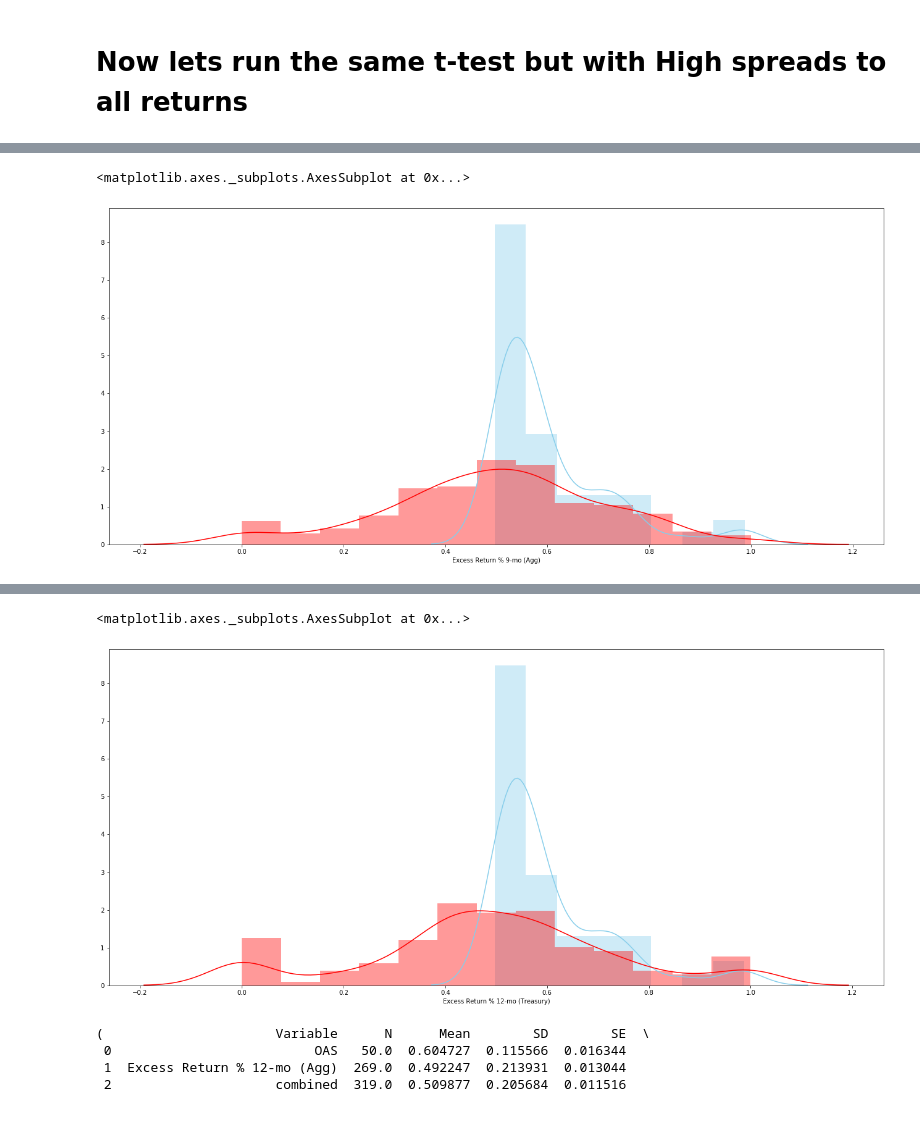
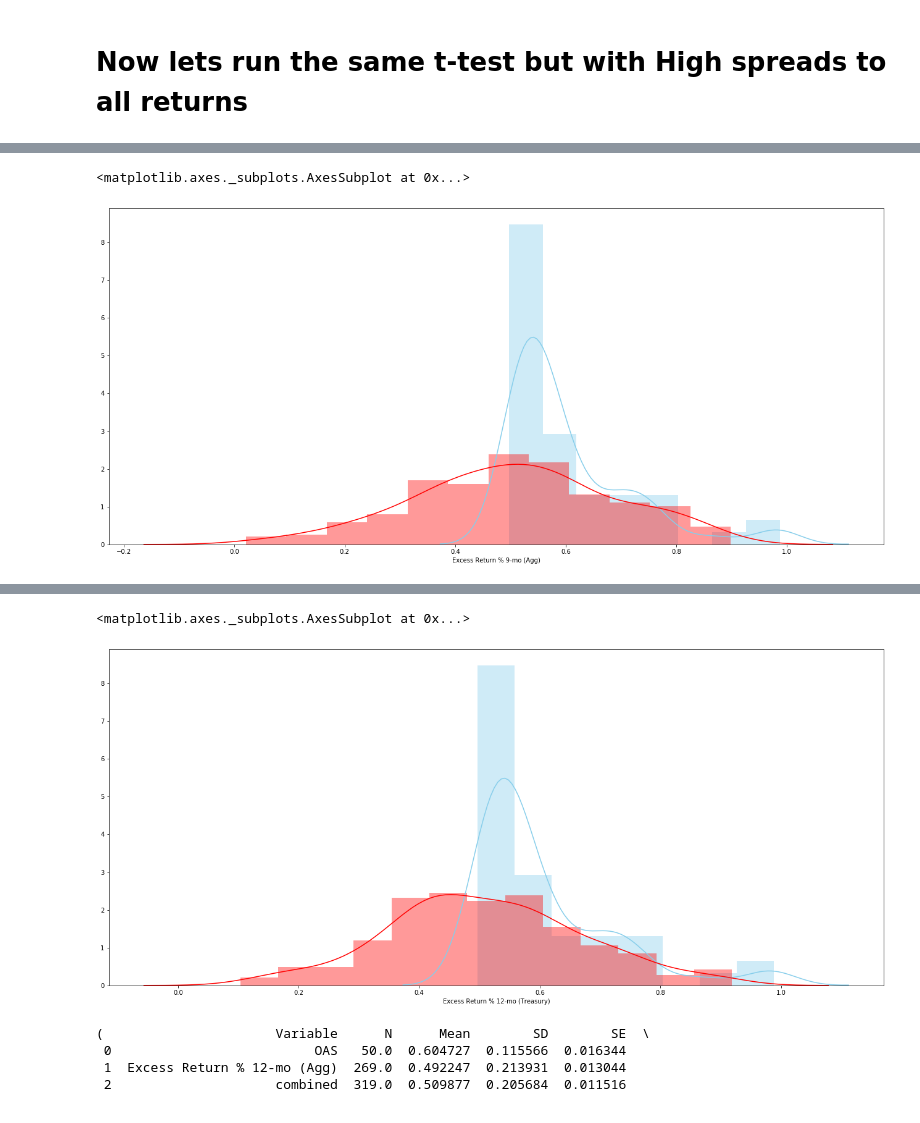
Before and after one commit to valazeinali/BoydWatterson, a Jupyter notebook: BoydWatterson/T-Test Analysis/T-tests_ABS_25.ipynb, the cells around one changed output, grey strips where cells are left out. Cells and saved outputs as stored; diff of their text form; code cells hidden in the pictures.

```diff
--- a/BoydWatterson/T-Test Analysis/T-tests_ABS_25.ipynb
+++ b/BoydWatterson/T-Test Analysis/T-tests_ABS_25.ipynb
@@ -605,8 +605,8 @@ des, res
  8                                   Glass's delta =     1.1605
  9                                               r =     0.2011)
 # %%
-#df1["Excess Return % 6-mo (Treasury)"] = df1["Excess Return % 6-mo (Treasury)"].replace([0],["NaN"])
-#df1["Excess Return % 6-mo (Treasury)"] = df1["Excess Return % 6-mo (Treasury)"].replace([1],["NaN"])
+df1["Excess Return % 6-mo (Treasury)"] = df1["Excess Return % 6-mo (Treasury)"].replace([0],["NaN"])
+df1["Excess Return % 6-mo (Treasury)"] = df1["Excess Return % 6-mo (Treasury)"].replace([1],["NaN"])
 
 plt.figure(figsize=(22.5,10))
 sns.distplot(df["OAS"], color="skyblue", label="OAS_Normalized_Value")
@@ -640,8 +640,8 @@ des, res
  8                                  Glass's delta =     0.9714
  9                                              r =     0.2147)
 # %%
-#df1["Excess Return % 6-mo (Agg)"] = df1["Excess Return % 6-mo (Agg)"].replace([0],["NaN"])
-#df1["Excess Return % 6-mo (Agg)"] = df1["Excess Return % 6-mo (Agg)"].replace([1],["NaN"])
+df1["Excess Return % 6-mo (Agg)"] = df1["Excess Return % 6-mo (Agg)"].replace([0],["NaN"])
+df1["Excess Return % 6-mo (Agg)"] = df1["Excess Return % 6-mo (Agg)"].replace([1],["NaN"])
 
 plt.figure(figsize=(22.5,10))
 sns.distplot(df["OAS"], color="skyblue", label="OAS_Normalized_Value")
@@ -675,8 +675,8 @@ des, res
  8                                   Glass's delta =     1.0731
  9                                               r =     0.1941)
 # %%
-#df1["Excess Return % 9-mo (Treasury)"] = df1["Excess Return % 9-mo (Treasury)"].replace([0],["NaN"])
-#df1["Excess Return % 9-mo (Treasury)"] = df1["Excess Return % 9-mo (Treasury)"].replace([1],["NaN"])
+df1["Excess Return % 9-mo (Treasury)"] = df1["Excess Return % 9-mo (Treasury)"].replace([0],["NaN"])
+df1["Excess Return % 9-mo (Treasury)"] = df1["Excess Return % 9-mo (Treasury)"].replace([1],["NaN"])
 
 plt.figure(figsize=(22.5,10))
 sns.distplot(df["OAS"], color="skyblue", label="OAS_Normalized_Value")
@@ -710,15 +710,15 @@ des, res
  8                                  Glass's delta =     0.9061
  9                                              r =     0.1860)
 # %%
-#df1["Excess Return % 9-mo (Agg)"] = df1["Excess Return % 9-mo (Agg)"].replace([0],["NaN"])
-#df1["Excess Return % 9-mo (Agg)"] = df1["Excess Return % 9-mo (Agg)"].replace([1],["NaN"])
+df1["Excess Return % 9-mo (Agg)"] = df1["Excess Return % 9-mo (Agg)"].replace([0],["NaN"])
+df1["Excess Return % 9-mo (Agg)"] = df1["Excess Return % 9-mo (Agg)"].replace([1],["NaN"])
 
 plt.figure(figsize=(22.5,10))
 sns.distplot(df["OAS"], color="skyblue", label="OAS_Normalized_Value")
 sns.distplot(df1["Excess Return % 9-mo (Agg)"], color="red", label="9M_Agg._Normalized_Value")
 # %% [output]
 <matplotlib.axes._subplots.AxesSubplot at 0x...>
-[figure, old version]
+[figure, new version]
 # %%
 des, res = researchpy.ttest(df['OAS'], df1['Excess Return % 12-mo (Treasury)'])
 
@@ -745,14 +745,15 @@ des, res
  8                                   Glass's delta =     0.9955
  9                                               r =     0.1783)
 # %%
-#df1["Excess Return % 12-mo (Treasury)"] = df1["Excess Return % 12-mo (Treasury)"].replace([0],["NaN"])
-#df1["Excess Return % 12-mo (Treasury)"] = df1["Excess Return % 12-mo (Treasury)"].replace([1],["NaN"])
+df1["Excess Return % 12-mo (Treasury)"] = df1["Excess Return % 12-mo (Treasury)"].replace([0],["NaN"])
+df1["Excess Return % 12-mo (Treasury)"] = df1["Excess Return % 12-mo (Treasury)"].replace([1],["NaN"])
+
 plt.figure(figsize=(22.5,10))
 sns.distplot(df["OAS"], color="skyblue", label="OAS_Normalized_Value")
 sns.distplot(df1["Excess Return % 12-mo (Treasury)"], color="red", label="12M_Tres._Normalized_Value")
 # %% [output]
 <matplotlib.axes._subplots.AxesSubplot at 0x...>
-[figure, old version]
+[figure, new version]
 # %%
 des, res = researchpy.ttest(df['OAS'], df1['Excess Return % 12-mo (Agg)'])
 
```
Also changed, not shown: parts of 11 cells of this notebook.
